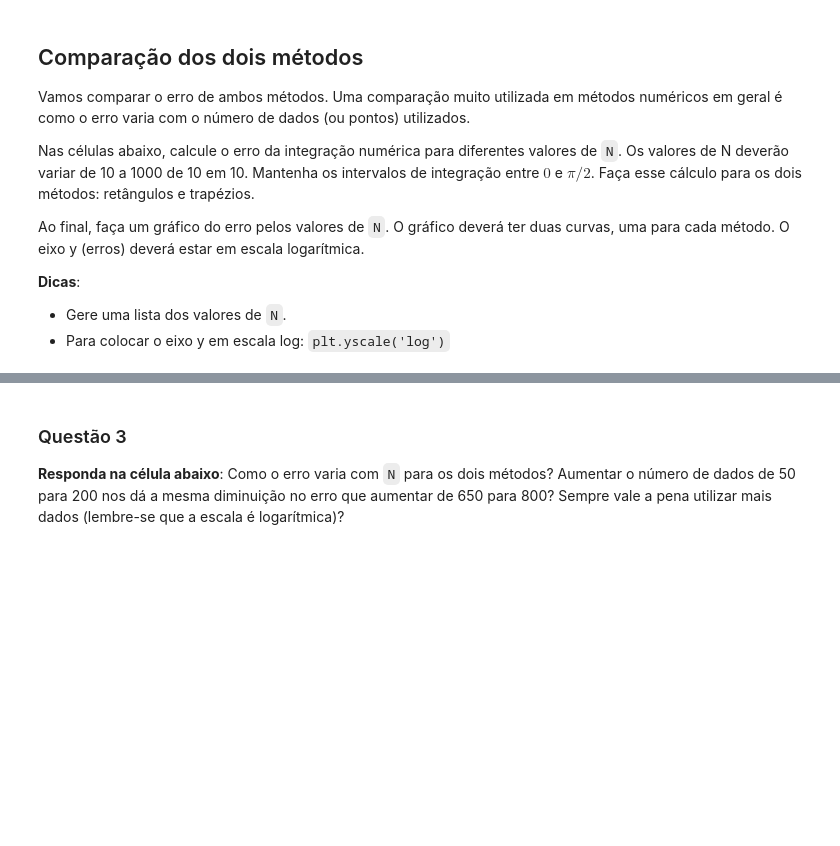
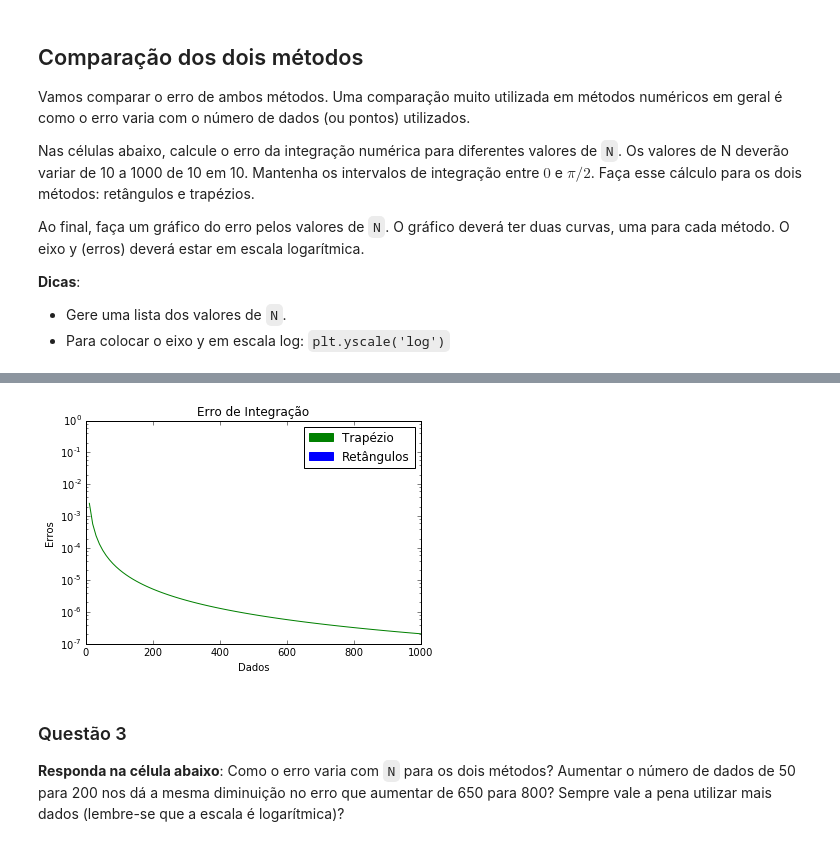
Before and after one commit to mat-esp-2016/integracao-numerica-python-5-lpglr007, a Jupyter notebook: tarefa-integracao.ipynb, the cells around one changed output, grey strips where cells are left out. Saved outputs shown, nothing was run; the diff lists cells and outputs as text; code cells hidden in the pictures; blank space fills up the shorter version.

```diff
--- a/tarefa-integracao.ipynb
+++ b/tarefa-integracao.ipynb
@@ -169,3 +191,6 @@ Ao final, faça um gráfico do erro pelos valores de `N`. O gráfico deverá ter
 
 * Gere uma lista dos valores de `N`.
 * Para colocar o eixo y em escala log: `plt.yscale('log')`
+# %%
+N = list(range(10,1001,10))
+N
@@ -172,3 +238,47 @@ Ao final, faça um gráfico do erro pelos valores de `N`. O gráfico deverá ter
+# %%
+##Trapézio
+
+inicio = 0
+fim = math.pi/2
+area2 = []
+variacao2 = []
+for numeros in N:
+
+    intervalo = (fim - inicio)/(numeros - 1)
+    dados = []
+    for i in range(numeros):
+        t = inicio + i*intervalo
+        dados.append(math.cos(t))
+
+    trapezio_area = []
+
+    a = 0
+
+    for ponto in dados[:-1]:
+        b = ((dados[a] + dados [a + 1])/2) * intervalo
+        a = a + 1
+        trapezio_area.append (b)
+
+    area2.append (sum (trapezio_area))
+
+for area in area2:
+    variacao2.append (1-area)
+# %%
+plt.figure()
+
+plt.plot (N, variacao)
+plt.plot (N, variacao2 , c = 'green')
+
+green_patch = mpatches.Patch (color = 'green', label = 'Trapézio')
+blue_patch = mpatches.Patch (color = 'blue', label = 'Retângulos')
+plt.legend (handles = [green_patch, blue_patch])
+
+plt.ylabel ("Erros")
+plt.xlabel ("Dados")
+plt.title("Erro de Integração")
+plt.yscale('log')
+# %% [output]
+[figure, added]
 # %% [markdown]
 ### Questão 3
 **Responda na célula abaixo**: Como o erro varia com `N` para os dois métodos? Aumentar o número de dados de 50 para 200 nos dá a mesma diminuição no erro que aumentar de 650 para 800? Sempre vale a pena utilizar mais dados (lembre-se que a escala é logarítmica)?
```
Also changed, not shown: parts of 12 cells of this notebook.
